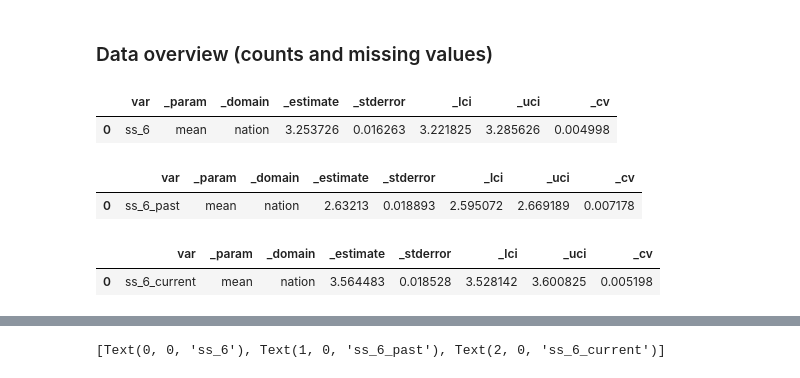
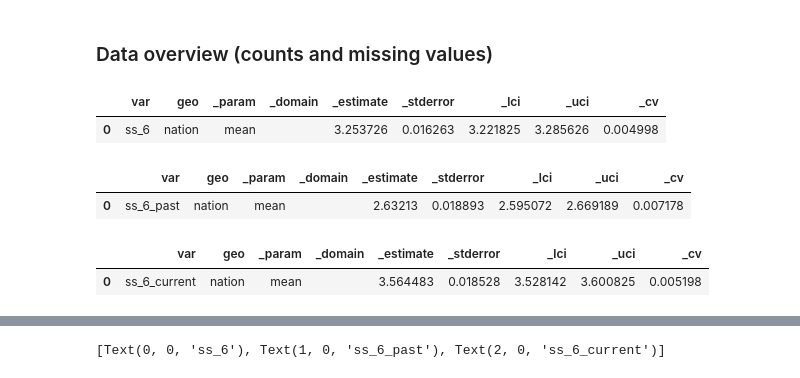
Before and after one commit to haoyucode/stigma-state-lvl, a Jupyter notebook: 2023_09_20_meeting_2.ipynb, the cells around one changed output, grey strips where cells are left out. Drawn from its saved outputs; the diff is of its cells as text; code cells hidden in the pictures.

```diff
--- a/2023_09_20_meeting_2.ipynb
+++ b/2023_09_20_meeting_2.ipynb
@@ -897,19 +896,20 @@ Index(['p_over', 'weight1', 'weight2', 'stigma_scale_score',
 # %%
 sample_estimator_ss_6 = TaylorEstimator("mean")
 sample_estimator_ss_6.estimate(
     y=sub_df_1["stigma_scale_score"],
     samp_weight=sub_df_1["weight2"],
     stratum=sub_df_1["vstrat32_corrected"],
     psu=sub_df_1["vpsu32_corrected"],
 )
 sample_estimator_ss_6_df = sample_estimator_ss_6.to_dataframe()
 
-sample_estimator_ss_6_df.insert(1,"_domain","nation")
+sample_estimator_ss_6_df.insert(1,"_domain","")
+sample_estimator_ss_6_df.insert(0,"geo","nation")
 sample_estimator_ss_6_df.insert(0,"var","ss_6")
 sample_estimator_ss_6_df
 # %% [output]
-|  | var | _param | _domain | _estimate | _stderror | _lci | _uci | _cv |
-| 0 | ss_6 | mean | nation | 3.253726 | 0.016263 | 3.221825 | 3.285626 | 0.004998 |
+|  | var | geo | _param | _domain | _estimate | _stderror | _lci | _uci | _cv |
+| 0 | ss_6 | nation | mean |  | 3.253726 | 0.016263 | 3.221825 | 3.285626 | 0.004998 |
 # %%
 sample_estimator_ss_6_past = TaylorEstimator("mean")
 sample_estimator_ss_6_past.estimate(
@@ -920,12 +920,13 @@ sample_estimator_ss_6_past.estimate(
 )
 sample_estimator_ss_6_past_df = sample_estimator_ss_6_past.to_dataframe()
 
-sample_estimator_ss_6_past_df.insert(1,"_domain","nation")
+sample_estimator_ss_6_past_df.insert(1,"_domain","")
+sample_estimator_ss_6_past_df.insert(0,"geo","nation")
 sample_estimator_ss_6_past_df.insert(0,"var","ss_6_past")
 sample_estimator_ss_6_past_df
 # %% [output]
-|  | var | _param | _domain | _estimate | _stderror | _lci | _uci | _cv |
-| 0 | ss_6_past | mean | nation | 2.63213 | 0.018893 | 2.595072 | 2.669189 | 0.007178 |
+|  | var | geo | _param | _domain | _estimate | _stderror | _lci | _uci | _cv |
+| 0 | ss_6_past | nation | mean |  | 2.63213 | 0.018893 | 2.595072 | 2.669189 | 0.007178 |
 # %%
 sample_estimator_ss_6_current = TaylorEstimator("mean")
 sample_estimator_ss_6_current.estimate(
@@ -936,12 +937,13 @@ sample_estimator_ss_6_current.estimate(
 )
 sample_estimator_ss_6_current_df = sample_estimator_ss_6_current.to_dataframe()
 
-sample_estimator_ss_6_current_df.insert(1,"_domain","nation")
+sample_estimator_ss_6_current_df.insert(1,"_domain","")
+sample_estimator_ss_6_current_df.insert(0,"geo","nation")
 sample_estimator_ss_6_current_df.insert(0,"var","ss_6_current")
 sample_estimator_ss_6_current_df
 # %% [output]
-|  | var | _param | _domain | _estimate | _stderror | _lci | _uci | _cv |
-| 0 | ss_6_current | mean | nation | 3.564483 | 0.018528 | 3.528142 | 3.600825 | 0.005198 |
+|  | var | geo | _param | _domain | _estimate | _stderror | _lci | _uci | _cv |
+| 0 | ss_6_current | nation | mean |  | 3.564483 | 0.018528 | 3.528142 | 3.600825 | 0.005198 |
 # %%
 sample_estimator_ss_6_df = pd.concat([sample_estimator_ss_6_df, sample_estimator_ss_6_past_df, sample_estimator_ss_6_current_df], axis = 0)
 sample_estimator_ss_6_df
```
Also changed, not shown: parts of 21 cells of this notebook.
